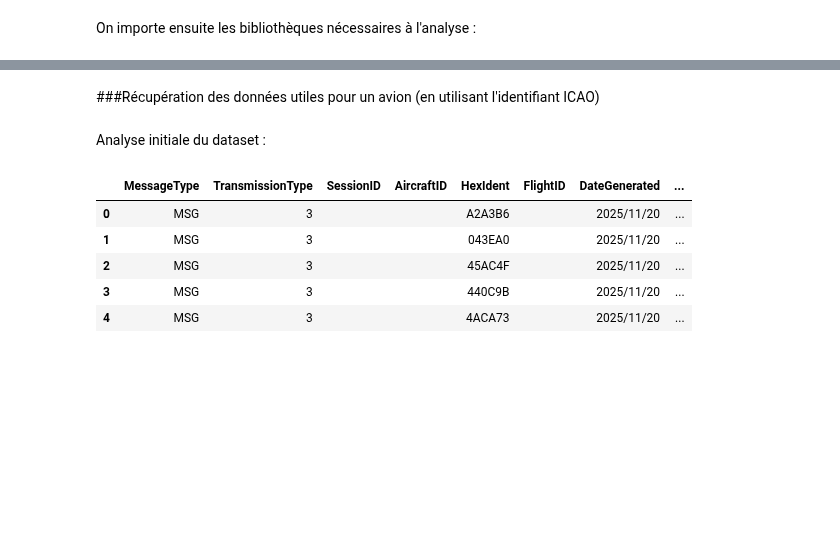
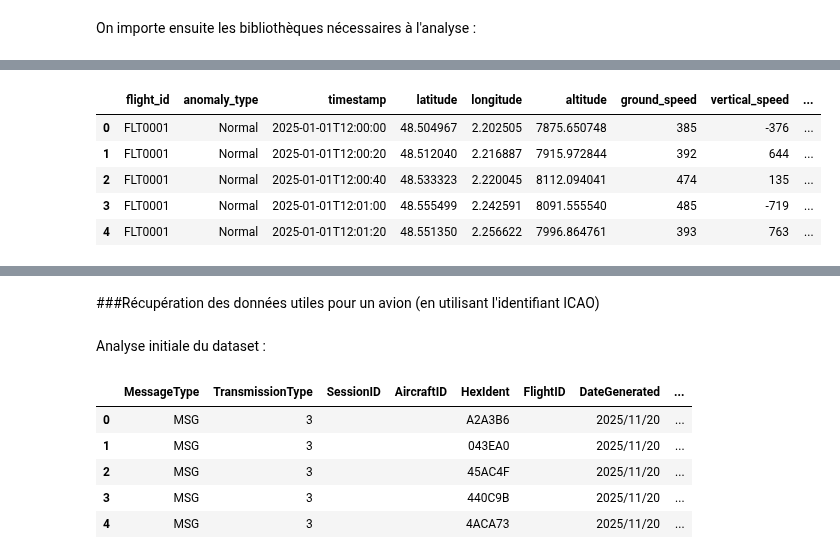
Before and after one commit to MGentieu/Data_analytics_aircraft_messages, a Jupyter notebook: Projet/GENTIEU_GOUESSE_Projet.ipynb, the cells around one changed output, grey strips where cells are left out. Cells and saved outputs as stored; diff of their text form; code cells hidden in the pictures; blank space fills up the shorter version.

```diff
--- a/Projet/GENTIEU_GOUESSE_Projet.ipynb
+++ b/Projet/GENTIEU_GOUESSE_Projet.ipynb
@@ -86,0 +104,9 @@ Fichier existant trouvé : /content/Data_analytics_aircraft_messages/TP2/adsb_da
+# %%
+df.head()
+# %% [output]
+|  | flight_id | anomaly_type | timestamp | latitude | longitude | altitude | ground_speed | vertical_speed | ... |
+| 0 | FLT0001 | Normal | 2025-01-01T12:00:00 | 48.504967 | 2.202505 | 7875.650748 | 385 | -376 | ... |
+| 1 | FLT0001 | Normal | 2025-01-01T12:00:20 | 48.512040 | 2.216887 | 7915.972844 | 392 | 644 | ... |
+| 2 | FLT0001 | Normal | 2025-01-01T12:00:40 | 48.533323 | 2.220045 | 8112.094041 | 474 | 135 | ... |
+| 3 | FLT0001 | Normal | 2025-01-01T12:01:00 | 48.555499 | 2.242591 | 8091.555540 | 485 | -719 | ... |
+| 4 | FLT0001 | Normal | 2025-01-01T12:01:20 | 48.551350 | 2.256622 | 7996.864761 | 393 | 763 | ... |
```
Also changed, not shown: parts of 11 cells of this notebook.
